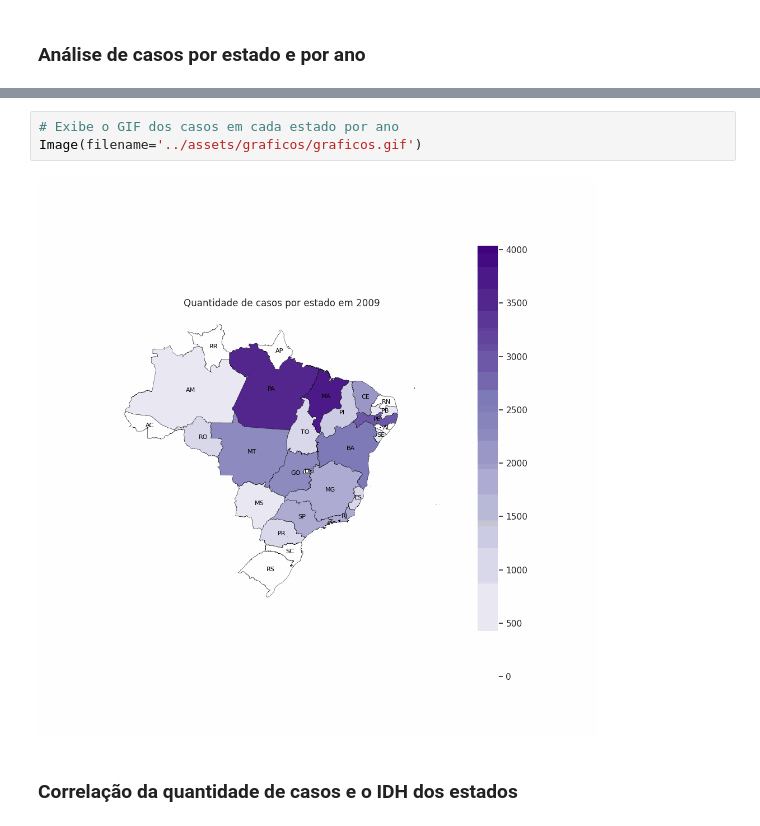
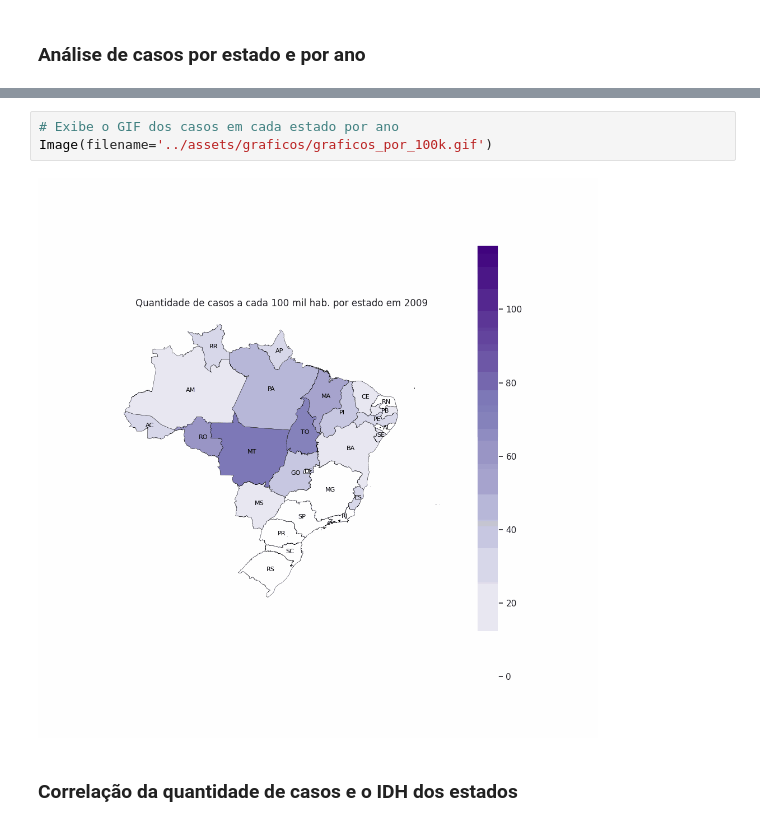
Before and after one commit to datasci4health/projects2023, a Jupyter notebook: hans_project/notebooks/EDA_Hans.ipynb, the cells around one changed output, grey strips where cells are left out. Cells and saved outputs as stored; diff of their text form.

```diff
--- a/hans_project/notebooks/EDA_Hans.ipynb
+++ b/hans_project/notebooks/EDA_Hans.ipynb
@@ -154,8 +157,8 @@ imageio.mimsave('../assets/graficos/graficos.gif', imagens, duration=500)
 # %%
 # Exibe o GIF dos casos em cada estado por ano
-Image(filename='../assets/graficos/graficos.gif')
+Image(filename='../assets/graficos/graficos_por_100k.gif')
 # %% [output]
-[figure, old version]
+[figure, new version]
 # %% [markdown]
 ### Correlação da quantidade de casos e o IDH dos estados
 # %% [markdown]
```
Also changed, not shown: parts of 3 cells of this notebook, 13 other files.
